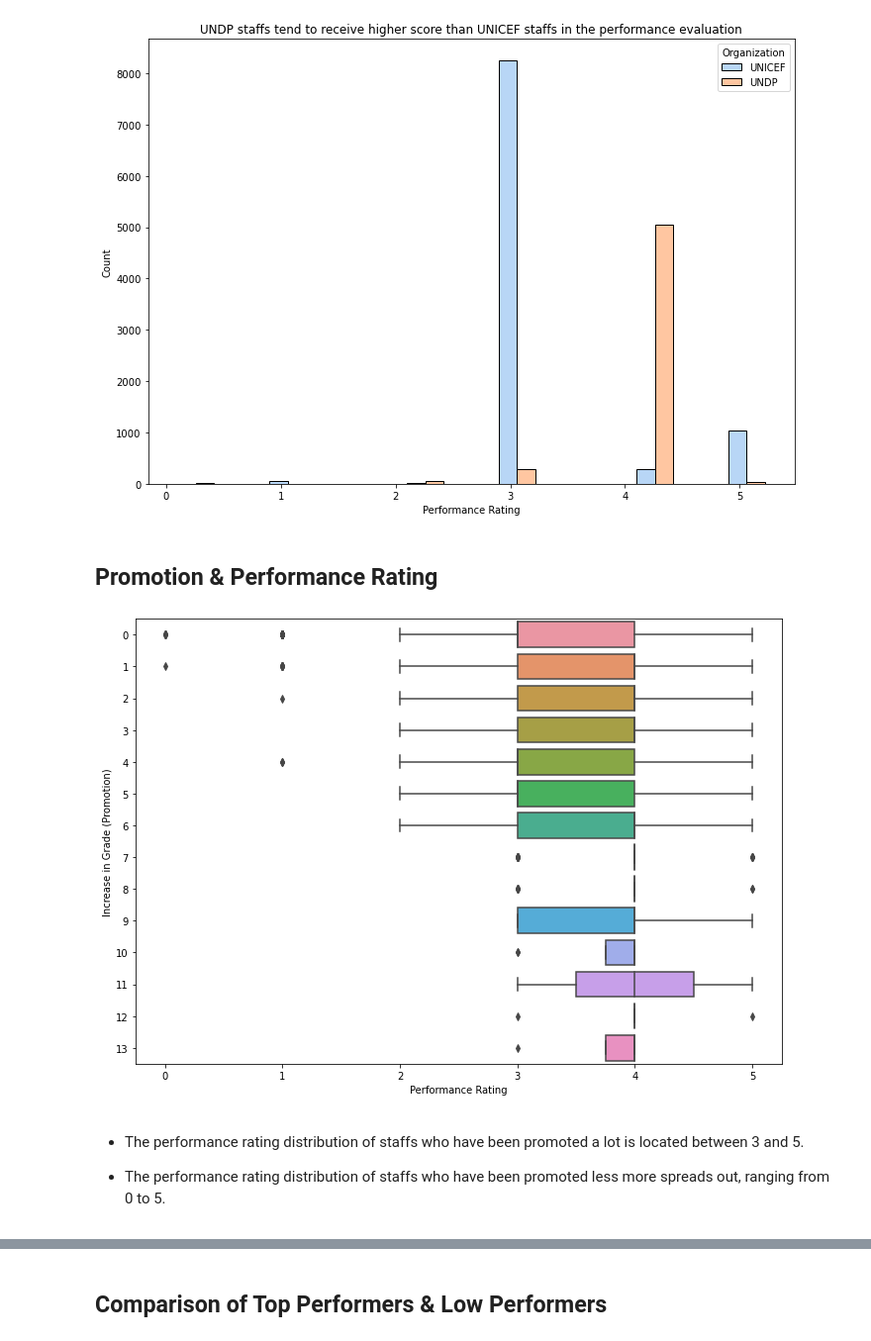
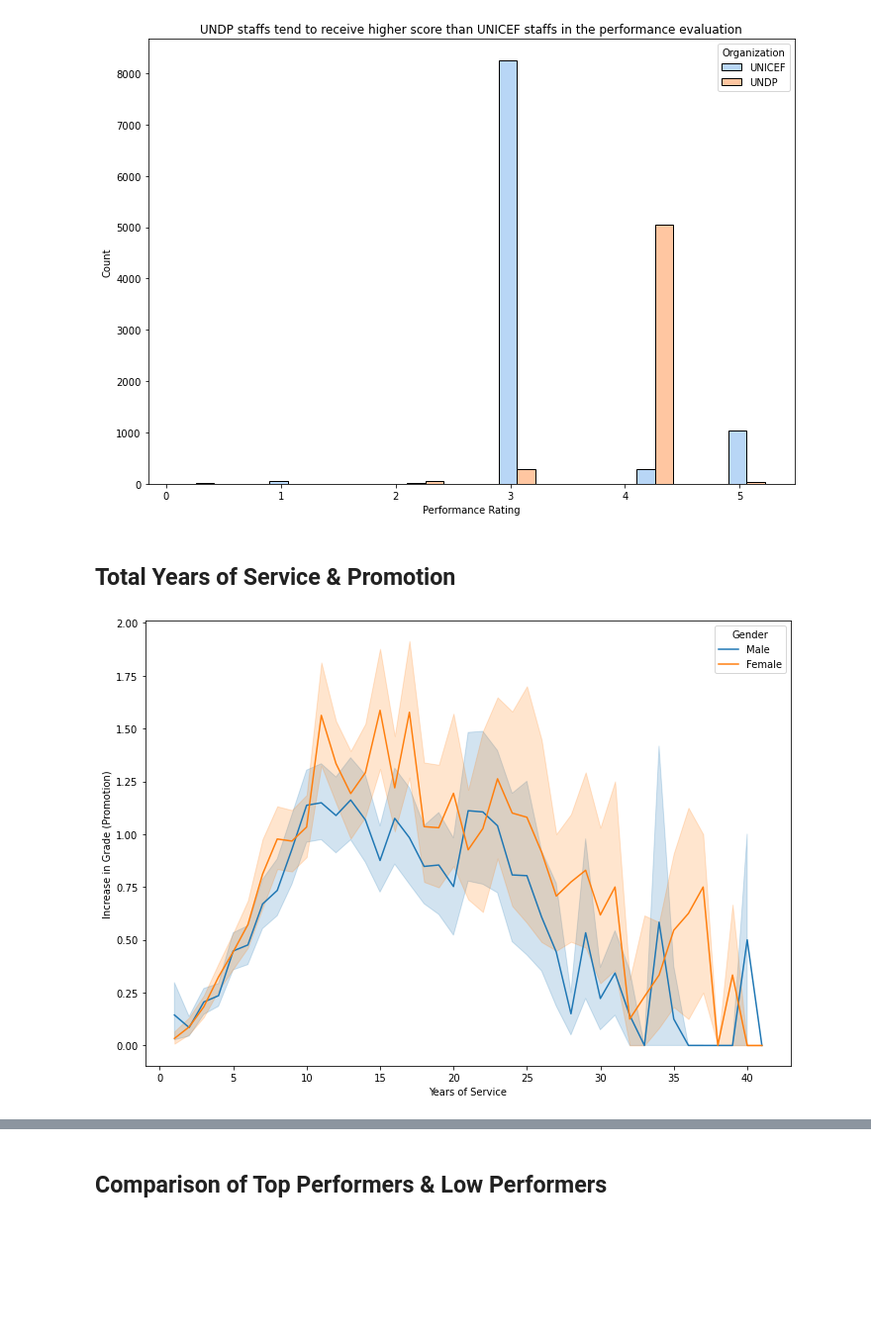
Before and after one commit to oliviahs/People_Analytics_for_UN, a Jupyter notebook: EDA_HypothesisTesting.ipynb, the cells around one changed output, grey strips where cells are left out. Shown at 99% size. Saved outputs shown, nothing was run; the diff lists cells and outputs as text; code cells hidden in the pictures; blank space fills up the shorter version.

```diff
--- a/EDA_HypothesisTesting.ipynb
+++ b/EDA_HypothesisTesting.ipynb
@@ -109,21 +136,16 @@ plt.ylabel('Count')
 plt.show()
 # %% [output]
 [figure]
-# %% [markdown]
-## Promotion & Performance Rating
-# %%
-fig, ax = plt.subplots()
-fig.set_size_inches(11.7, 8.27)
-sns.boxplot(data=finaldf,
-            x="Performance_mean",
-            y="Difference_incumbent", orient='h')
-plt.title('')
-plt.xlabel('Performance Rating')
-plt.ylabel('Increase in Grade (Promotion)')
-plt.show()
-# %% [output]
-[figure, removed]
-# %% [markdown]
-- The performance rating distribution of staffs who have been promoted a lot is located between 3 and 5.
-
-- The performance rating distribution of staffs who have been promoted less more spreads out, ranging from 0 to 5.
+# %% [markdown]
+## Total Years of Service & Promotion
+# %%
+fig, ax = plt.subplots()
+fig.set_size_inches(11.7, 8.27)
+sns.lineplot(data=finaldf,
+            x="Years of Service",
+            y="Difference_incumbent", hue='Gender')
+plt.xlabel('Years of Service')
+plt.ylabel('Increase in Grade (Promotion)')
+plt.show()
+# %% [output]
+[figure, added]
```
Also changed, not shown: parts of 33 cells of this notebook, 2 other files.
